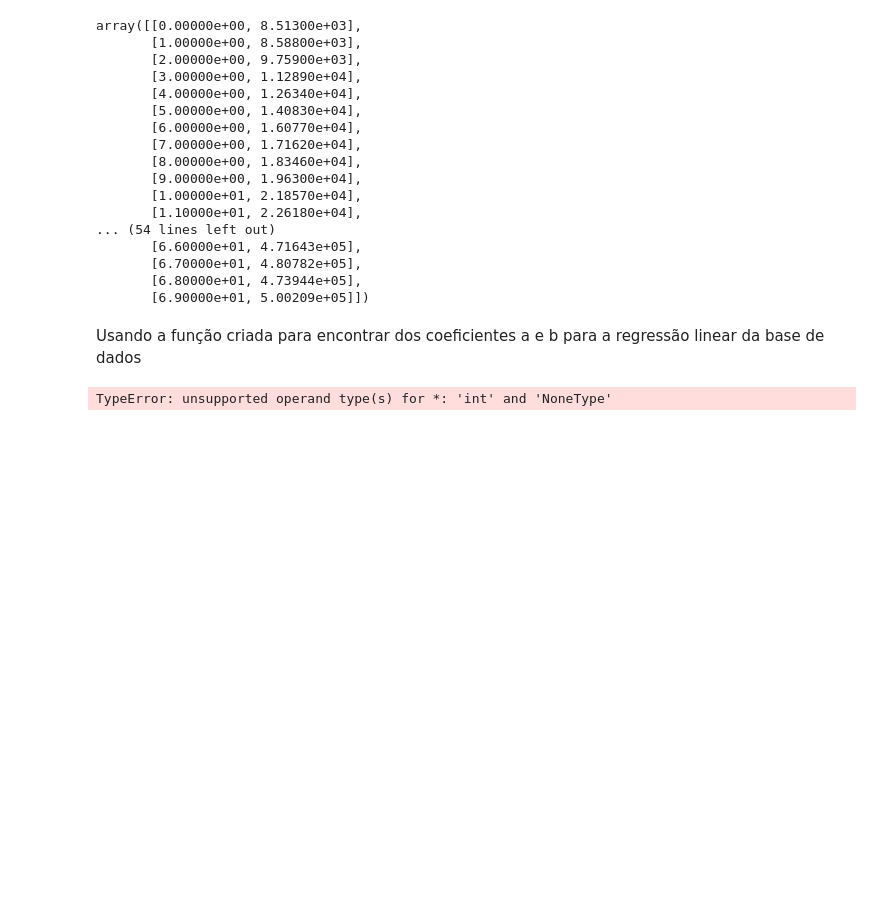
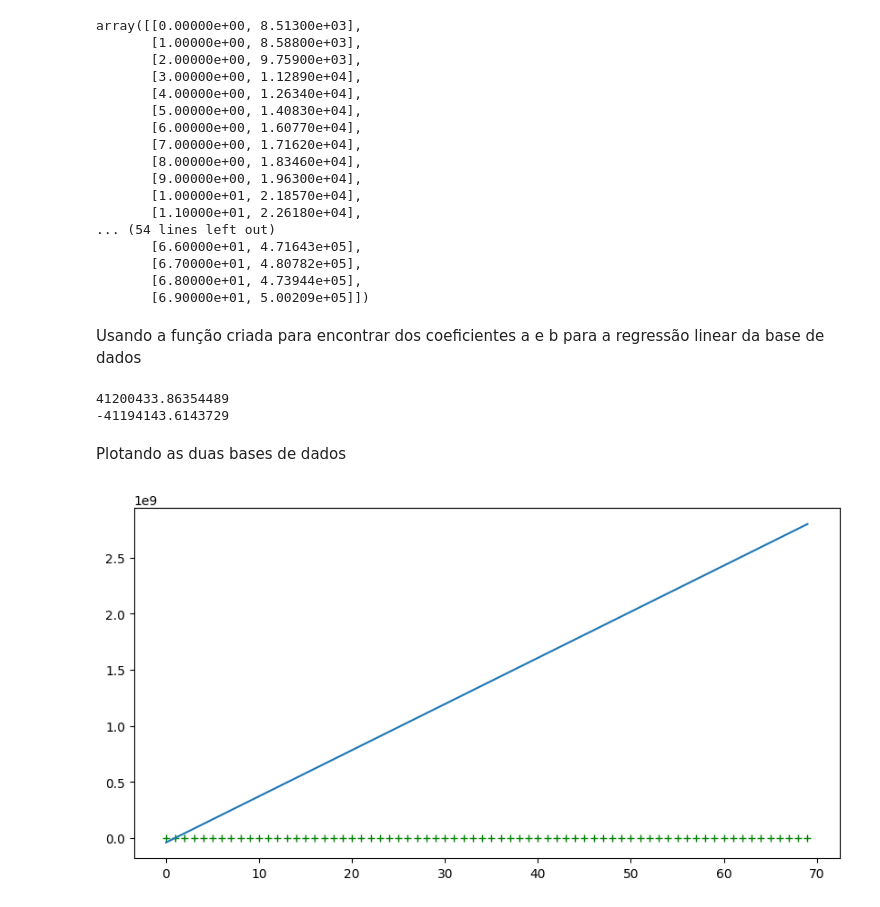
Before and after one commit to Gustavo-V-M/av_conti_2_mackenzie, a Jupyter notebook: main.ipynb, the cells around one changed output. Cells and saved outputs as stored; diff of their text form; code cells hidden in the pictures; blank space fills up the shorter version.

Commit message:
Plot da função propia

```diff
--- a/main.ipynb
+++ b/main.ipynb
@@ -45,5 +45,5 @@ Criando uma matriz com X = indices e Y = Energia elétrica
 # %%
-indices = range(df.shape[0])
+indices = range(len(M))
 Y = [float(x) for x in list(df.iloc[:,1])]
 
 M = np.array([indices, Y])
@@ -70,8 +70,26 @@ array([[0.00000e+00, 8.51300e+03],
 # %% [markdown]
 Usando a função criada para encontrar dos coeficientes a e b para a regressão linear da base de dados
 # %%
-import funcs
+import funcs_propias
 
-a, b = funcs.regressaoLinear(M)
+a, b = funcs_propias.regressaoLinear(M)
+
+print(f"{a}\n{b}")
 # %% [output]
-TypeError: unsupported operand type(s) for *: 'int' and 'NoneType'
+41200433.86354489
+-41194143.6143729
+# %% [markdown]
+Plotando as duas bases de dados
+# %%
+y_esperado = []
+for i in indices:
+    y_esperado.append(a*i + b)
+
+import matplotlib.pyplot as plt
+
+fig = plt.figure(figsize=(10,5))
+plt.plot(indices, Y, "g+", label="Valores observados")
+plt.plot(indices, y_esperado, label="Valores Esperados")
+plt.show()
+# %% [output]
+[figure, added]
```
Also changed, not shown: parts of 1 cell of this notebook.
